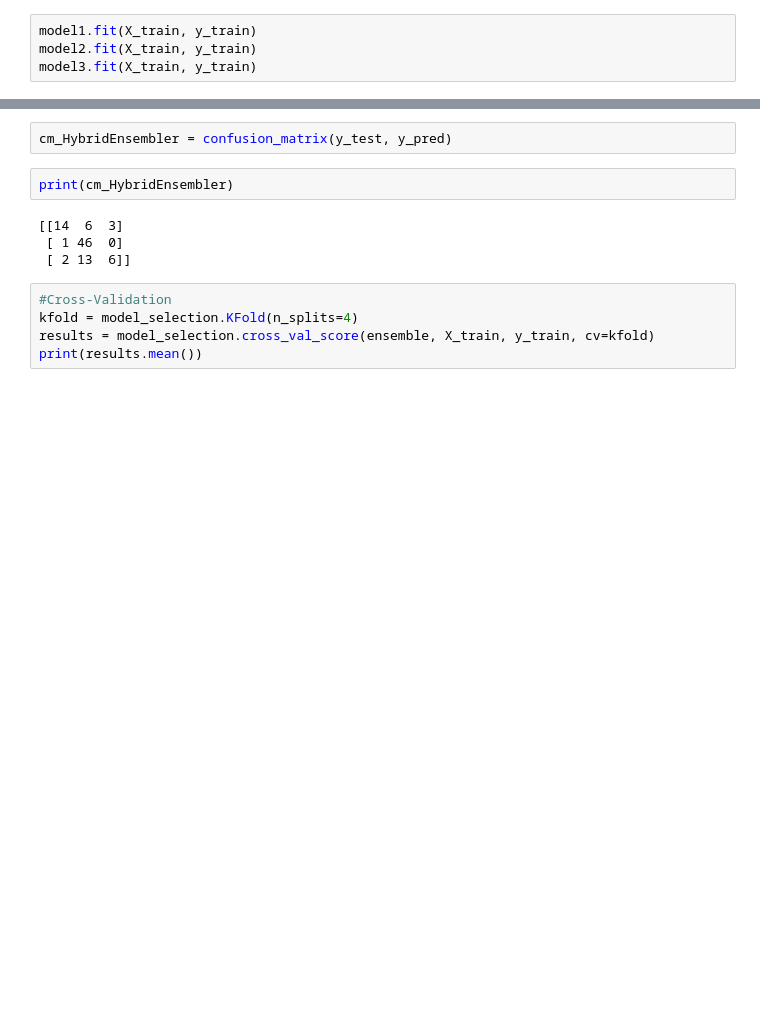
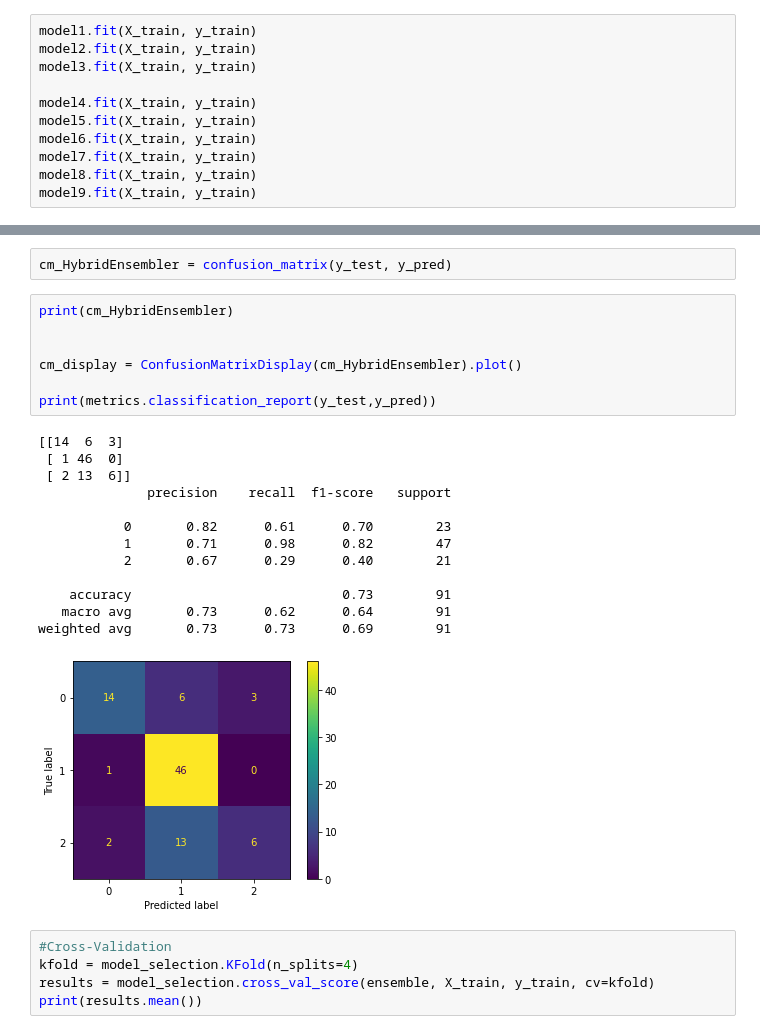
Before and after one commit to NMNayan57/Newcolab-file, a Jupyter notebook: WithoutDuplicete(pregnancy).ipynb, the cells around one changed output, grey strips where cells are left out. Cells and saved outputs as stored; diff of their text form; blank space fills up the shorter version.

```diff
--- a/WithoutDuplicete(pregnancy).ipynb
+++ b/WithoutDuplicete(pregnancy).ipynb
@@ -208,4 +214,11 @@ model3 = DecisionTreeClassifier(max_depth = 2,random_state=0)
 model1.fit(X_train, y_train)
 model2.fit(X_train, y_train)
 model3.fit(X_train, y_train)
+
+model4.fit(X_train, y_train)
+model5.fit(X_train, y_train)
+model6.fit(X_train, y_train)
+model7.fit(X_train, y_train)
+model8.fit(X_train, y_train)
+model9.fit(X_train, y_train)
 # %% [output]
@@ -279,12 +425,27 @@ ensemble.fit(X_train, y_train)
 y_pred = ensemble.predict(X_test)
 # %%
 cm_HybridEnsembler = confusion_matrix(y_test, y_pred)
-# %%
-print(cm_HybridEnsembler)
-# %% [output]
-[[14  6  3]
- [ 1 46  0]
- [ 2 13  6]]
+# %%
+print(cm_HybridEnsembler)
+
+
+cm_display = ConfusionMatrixDisplay(cm_HybridEnsembler).plot()
+
+print(metrics.classification_report(y_test,y_pred))
+# %% [output]
+[[14  6  3]
+ [ 1 46  0]
+ [ 2 13  6]]
+              precision    recall  f1-score   support
+
+           0       0.82      0.61      0.70        23
+           1       0.71      0.98      0.82        47
+           2       0.67      0.29      0.40        21
+
+    accuracy                           0.73        91
+   macro avg       0.73      0.62      0.64        91
+weighted avg       0.73      0.73      0.69        91
+[figure, added]
 # %%
 #Cross-Validation
 kfold = model_selection.KFold(n_splits=4)
```
Also changed, not shown: parts of 17 cells of this notebook.
